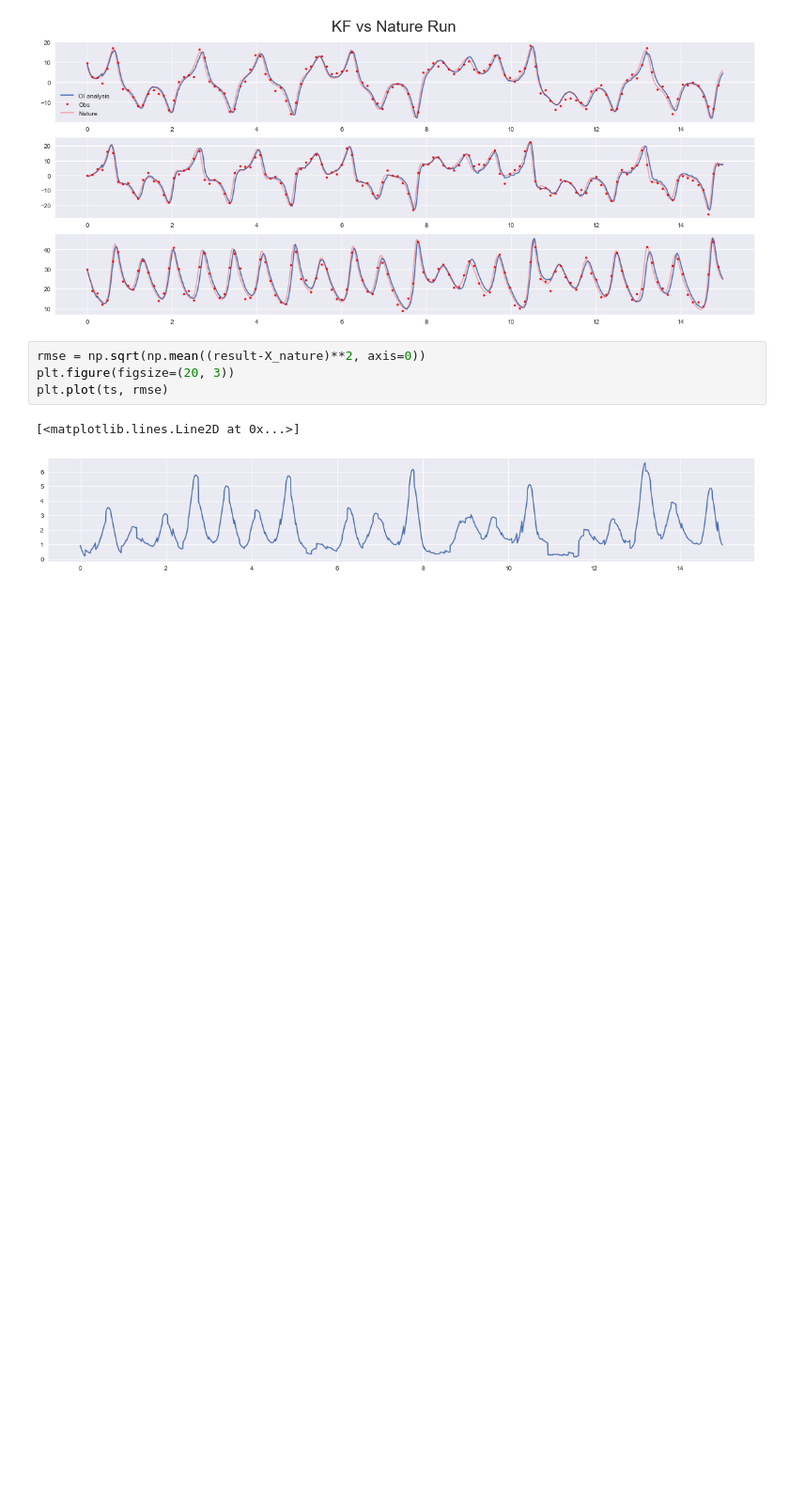
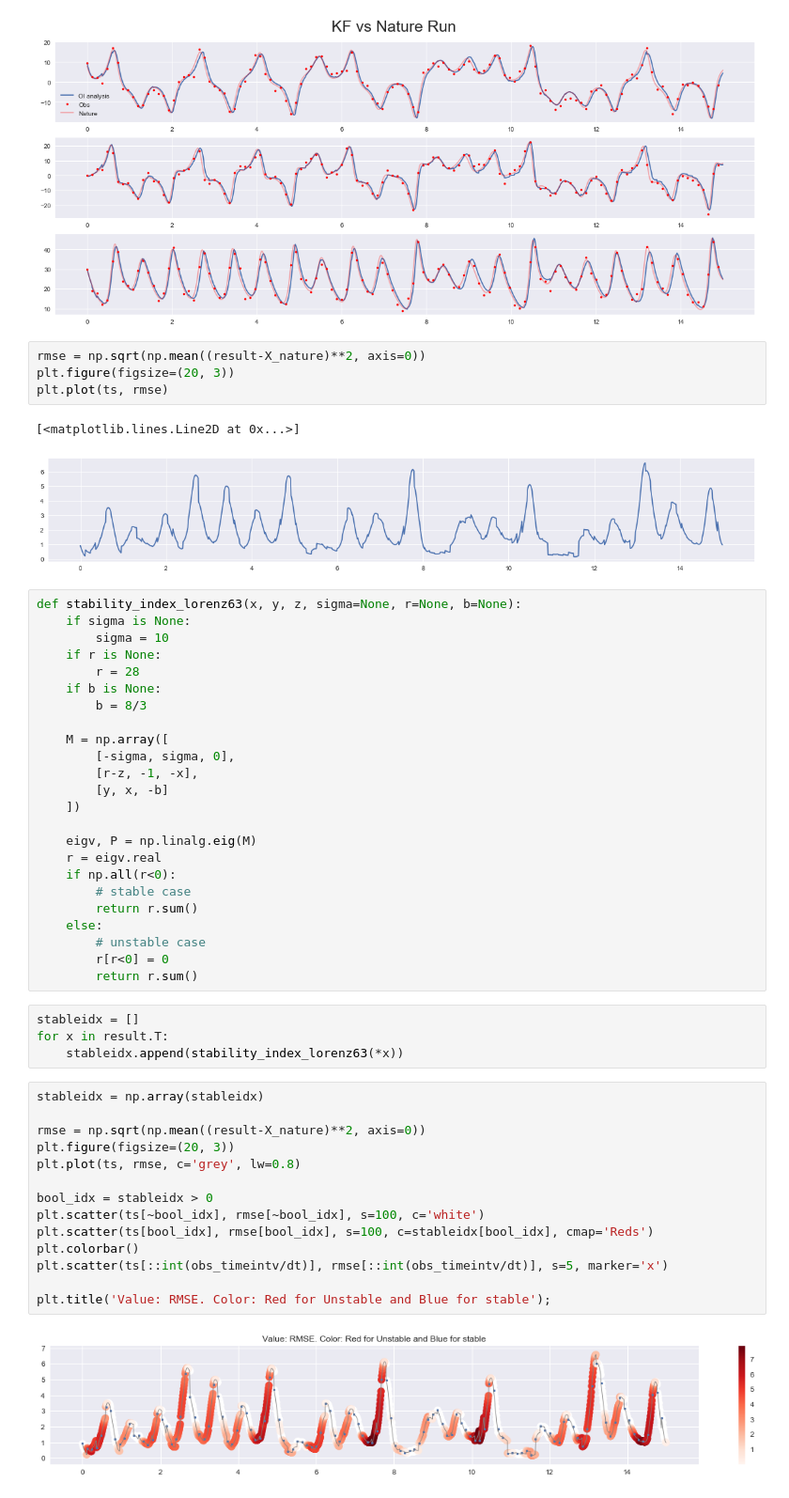
Before and after one commit to micky85lu/Data-Assimilation-Project, a Jupyter notebook: Use_FDM_and_KF_double_obs.ipynb, the cells around one changed output. Shown at 94% size. Drawn from its saved outputs; the diff is of its cells as text; blank space fills up the shorter version.

Commit message:
estimate lorenz63 instability and confirm that the RMSE fluctuant is result from dynamic instability

```diff
--- a/Use_FDM_and_KF_double_obs.ipynb
+++ b/Use_FDM_and_KF_double_obs.ipynb
@@ -238,3 +238,47 @@ plt.plot(ts, rmse)
 # %% [output]
 [<matplotlib.lines.Line2D at 0x...>]
 [figure]
+# %%
+def stability_index_lorenz63(x, y, z, sigma=None, r=None, b=None):
+    if sigma is None:
+        sigma = 10
+    if r is None:
+        r = 28
+    if b is None:
+        b = 8/3
+
+    M = np.array([
+        [-sigma, sigma, 0],
+        [r-z, -1, -x],
+        [y, x, -b]
+    ])
+
+    eigv, P = np.linalg.eig(M)
+    r = eigv.real
+    if np.all(r<0):
+        # stable case
+        return r.sum()
+    else:
+        # unstable case
+        r[r<0] = 0
+        return r.sum()
+# %%
+stableidx = []
+for x in result.T:
+    stableidx.append(stability_index_lorenz63(*x))
+# %%
+stableidx = np.array(stableidx)
+
+rmse = np.sqrt(np.mean((result-X_nature)**2, axis=0))
+plt.figure(figsize=(20, 3))
+plt.plot(ts, rmse, c='grey', lw=0.8)
+
+bool_idx = stableidx > 0
+plt.scatter(ts[~bool_idx], rmse[~bool_idx], s=100, c='white')
+plt.scatter(ts[bool_idx], rmse[bool_idx], s=100, c=stableidx[bool_idx], cmap='Reds')
+plt.colorbar()
+plt.scatter(ts[::int(obs_timeintv/dt)], rmse[::int(obs_timeintv/dt)], s=5, marker='x')
+
+plt.title('Value: RMSE. Color: Red for Unstable and Blue for stable');
+# %% [output]
+[figure, added]
```
Also changed, not shown: 1 other file.
